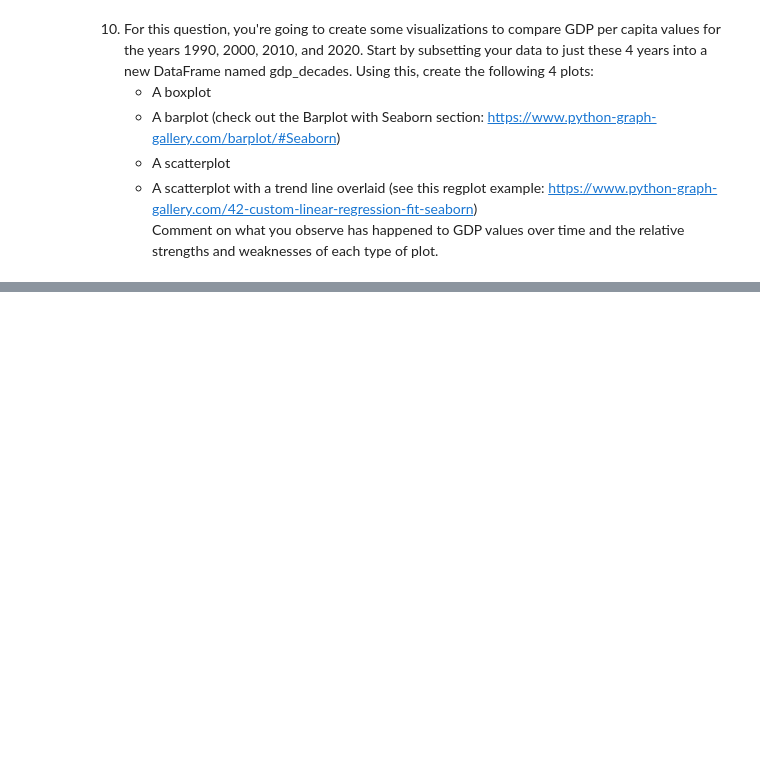
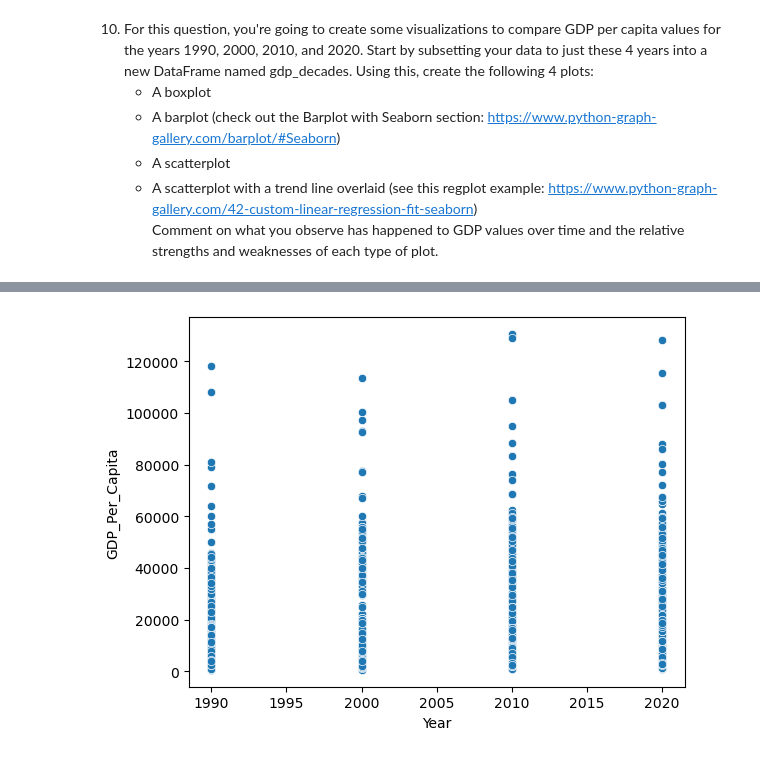
Before and after one commit to NSS-Data-Analytics-Cohort-14/gdp-and-internet-usage-ekimshaf, a Jupyter notebook: notebooks/gdp_internet_usage.ipynb, the cells around one changed output, grey strips where cells are left out. Saved outputs shown, nothing was run; the diff lists cells and outputs as text; code cells hidden in the pictures; blank space fills up the shorter version.

```diff
--- a/notebooks/gdp_internet_usage.ipynb
+++ b/notebooks/gdp_internet_usage.ipynb
@@ -210,0 +239,6 @@ SyntaxError: invalid syntax (3281108034.py, line 3)
+# %%
+##scatterplot
+sns.scatterplot(x=gdp_decades['Year'], y=gdp_decades['GDP_Per_Capita'])
+plt.show()
+# %% [output]
+[figure, added]
```
Also changed, not shown: parts of 13 cells of this notebook.
